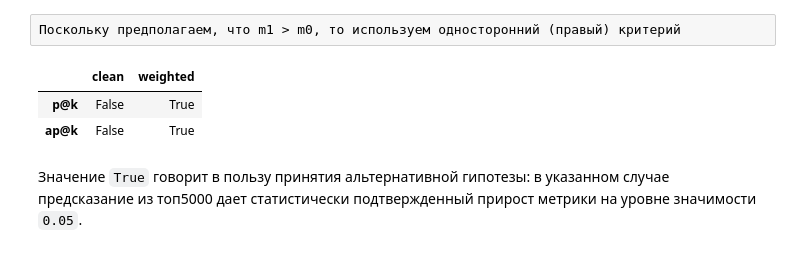
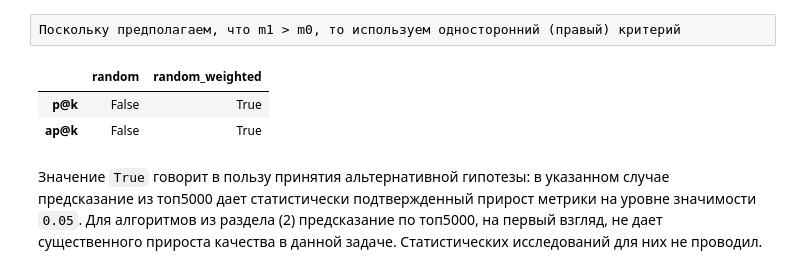
Before and after one commit to j2cry/gb_recommends, a Jupyter notebook: hw2/hw2.ipynb, the cells around one changed output. Drawn from its saved outputs; the diff is of its cells as text; code cells hidden in the pictures.

```diff
--- a/hw2/hw2.ipynb
+++ b/hw2/hw2.ipynb
@@ -532,10 +538,11 @@ array([[ 7.28454308e-02,  2.08274460e+02],
 Поскольку предполагаем, что m1 > m0, то используем односторонний (правый) критерий
 # %%
 t0R = st.t.isf(alpha, N - 1)
-pd.DataFrame(criteria >= t0R, index=['p@k', 'ap@k'], columns=['clean', 'weighted'])
+pd.DataFrame(criteria >= t0R, index=['p@k', 'ap@k'], columns=['random', 'random_weighted'])
 # %% [output]
-|  | clean | weighted |
+|  | random | random_weighted |
 | p@k | False | True |
 | ap@k | False | True |
 # %% [markdown]
 Значение `True` говорит в пользу принятия альтернативной гипотезы: в указанном случае предсказание из топ5000 дает статистически подтвержденный прирост метрики на уровне значимости `0.05`.
+Для алгоритмов из раздела (2) предсказание по топ5000, на первый взгляд, не дает существенного прироста качества в данной задаче. Статистических исследований для них не проводил.
```
Also changed, not shown: parts of 35 cells of this notebook, 4 other files.
